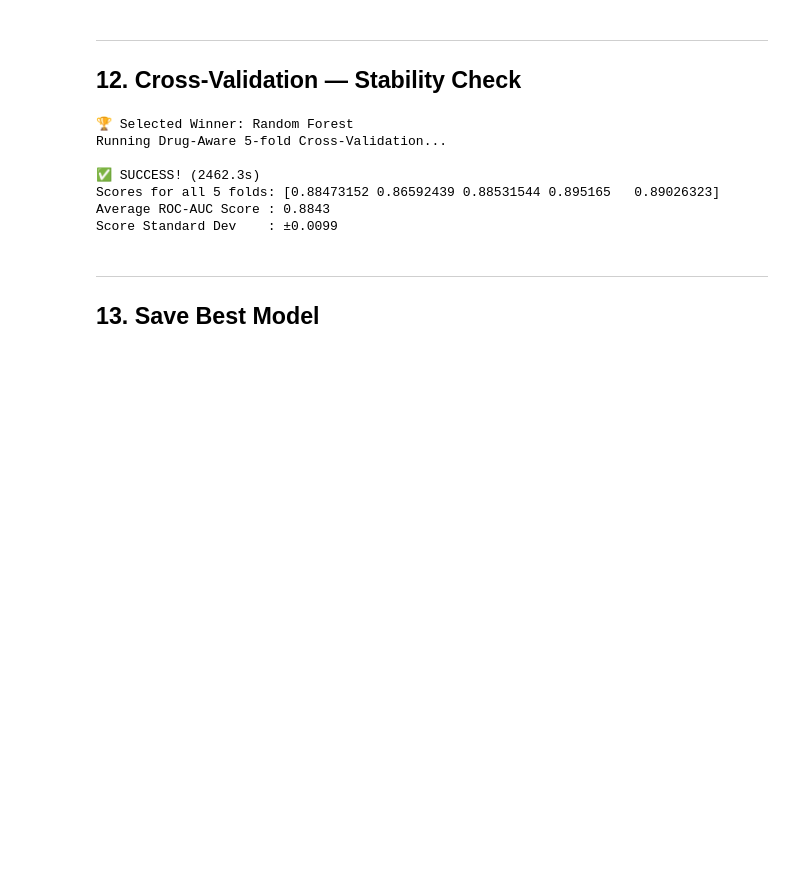
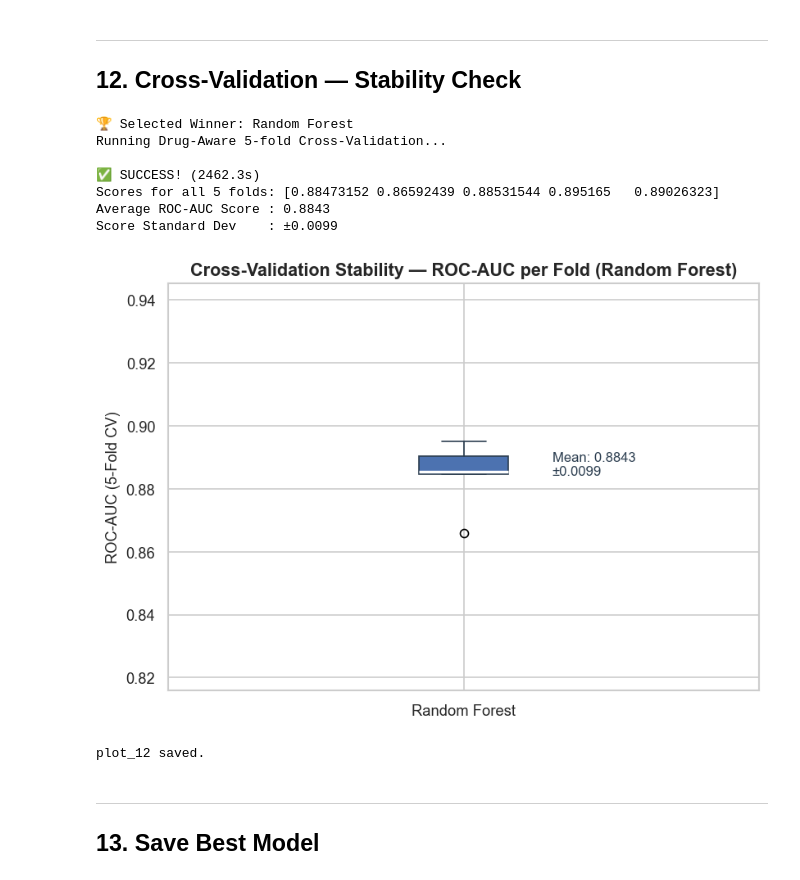
Before and after one commit to devin210606-arch/can-this-mix-ML, a Jupyter notebook: model_training.ipynb, the cells around one changed output. Drawn from its saved outputs; the diff is of its cells as text; code cells hidden in the pictures; blank space fills up the shorter version.

```diff
--- a/model_training.ipynb
+++ b/model_training.ipynb
@@ -517,6 +514,36 @@ Running Drug-Aware 5-fold Cross-Validation...
 Scores for all 5 folds: [0.88473152 0.86592439 0.88531544 0.895165   0.89026323]
 Average ROC-AUC Score : 0.8843
 Score Standard Dev    : ±0.0099
+# %%
+# Plot 12 — Cross-Validation Stability
+fig, ax = plt.subplots(figsize=(7, 5))
+
+ax.boxplot(cv_scores, patch_artist=True,
+           boxprops=dict(facecolor='#4C72B0', color='#2c3e50'),
+           medianprops=dict(color='white', linewidth=2),
+           whiskerprops=dict(color='#2c3e50'),
+           capprops=dict(color='#2c3e50'))
+
+ax.set_title('Cross-Validation Stability — ROC-AUC per Fold (Random Forest)',
+             fontsize=13, fontweight='bold')
+ax.set_ylabel('ROC-AUC (5-Fold CV)')
+ax.set_xticks([1])
+ax.set_xticklabels([best_name])
+padding = 0.05
+ax.set_ylim(cv_scores.min() - padding, cv_scores.max() + padding)
+
+# Annotate mean and std
+ax.annotate(f'Mean: {cv_scores.mean():.4f}\n±{cv_scores.std():.4f}',
+            xy=(1, cv_scores.mean()), xytext=(1.15, cv_scores.mean()),
+            fontsize=10, color='#2c3e50')
+
+plt.tight_layout()
+plt.savefig('plot_12_cross_validation.png', bbox_inches='tight')
+plt.show()
+print("plot_12 saved.")
+# %% [output]
+[figure, added]
+plot_12 saved.
 # %% [markdown]
 ---
 ## 13. Save Best Model
```
Also changed, not shown: parts of 3 cells of this notebook, 3 other files.
